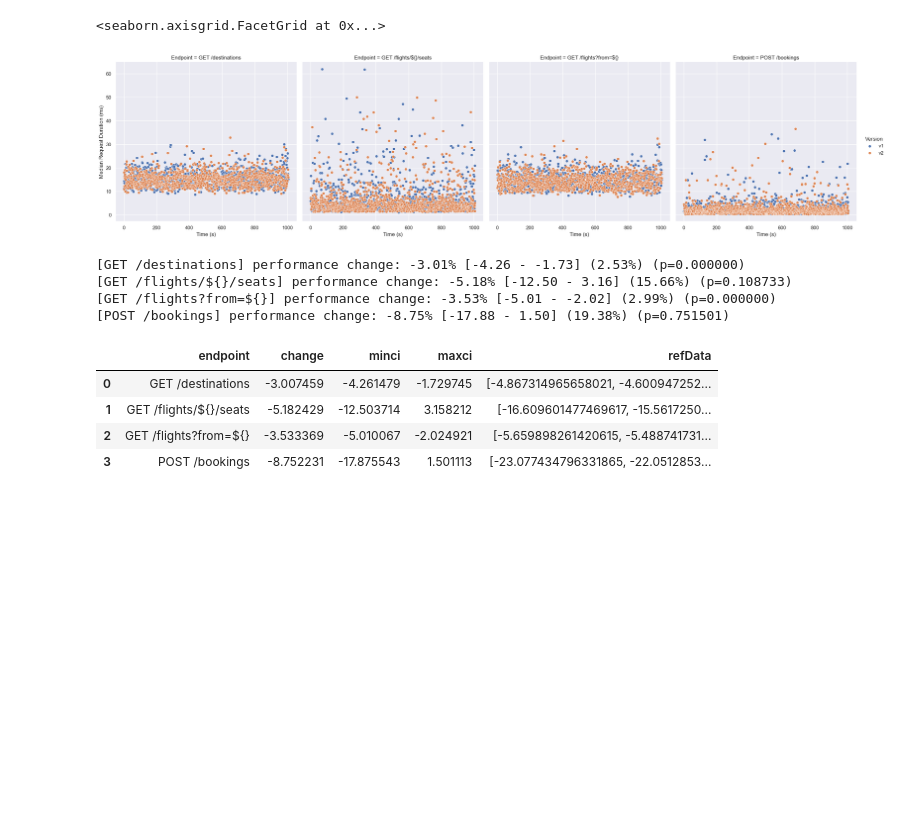
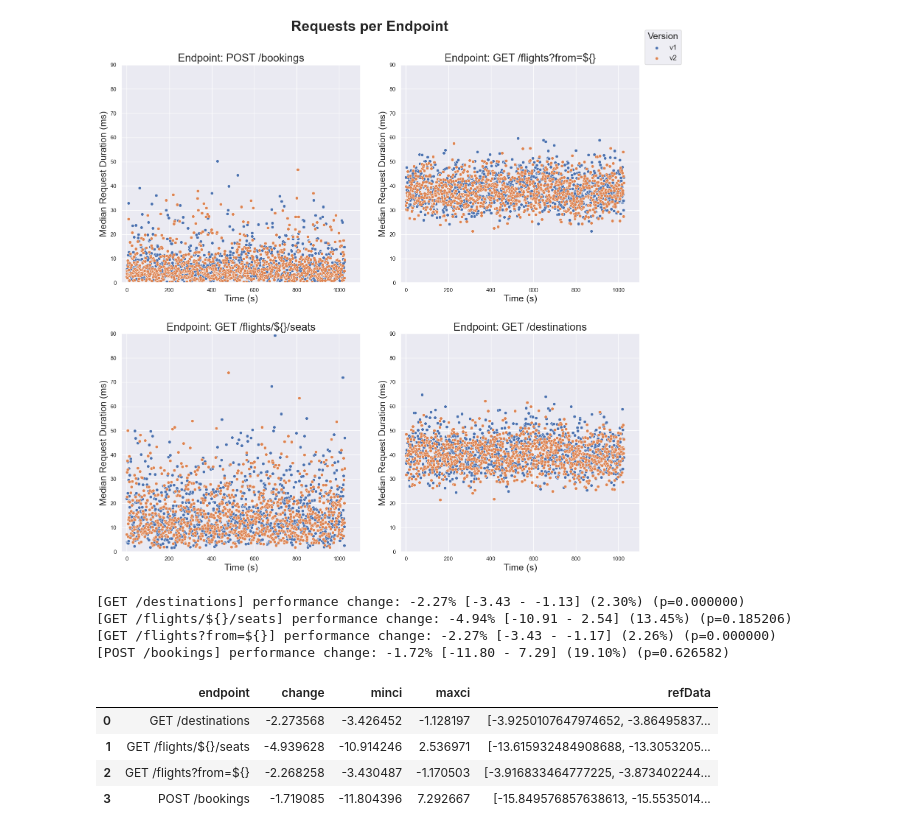
Before and after one commit to njapke/cloud-benchmark-conductor, a Jupyter notebook: analysis/bootstraping-app2.ipynb, the cells around one changed output. Drawn from its saved outputs; the diff is of its cells as text; code cells hidden in the pictures; blank space fills up the shorter version.

```diff
--- a/analysis/bootstraping-app2.ipynb
+++ b/analysis/bootstraping-app2.ipynb
@@ -108,21 +111,46 @@ g.figure.savefig(f"{benchmarkName}-all-requests.pdf")
-# %%
-# Requests per Endpoint
-plot_df2 = df_filtered\
-  .groupby(['timestamp', 'endpoint', 'version']) .agg(
-    count=('status', 'count'),
-    request_duration_median=('metric_value', 'median'),
-  ).reset_index()
-plot_df2['Endpoint'] = plot_df2['endpoint']
-
-g = sns.FacetGrid(plot_df2, col="Endpoint", height=6, hue='version')
-g.map(sns.scatterplot,  'timestamp', 'request_duration_median')
-g.add_legend(title="Version")
-g.set_axis_labels("Time (s)", "Median Request Duration (ms)")
-g.savefig(f"{benchmarkName}-requests-by-endpoint.pdf")
-g
-# %% [output]
-<seaborn.axisgrid.FacetGrid at 0x...>
-[figure, removed]
+# %%
+# Requests per Endpoint
+plot_df2 = df_filtered\
+  .groupby(['timestamp', 'endpoint', 'version'])\
+  .agg(request_duration_median=('metric_value', 'median'))\
+  .reset_index()
+
+
+fig = plt.figure(figsize=(15,15))
+fig.subplots(2, 2)
+fig.suptitle("Requests per Endpoint", fontsize=28, y=1.01, fontweight="bold")
+
+allEndpoints = plot_df2['endpoint'].unique()
+allEndpoints.sort()
+allEndpoints = allEndpoints.tolist()
+lines = []
+labels = []
+
+colorPalette = sns.color_palette()
+
+xlimMax = math.ceil(plot_df2['timestamp'].max() / 100) * 100
+ylimMax = math.ceil(plot_df2['request_duration_median'].max() / 10) * 10
+
+
+for ax in fig.axes:
+    epName = allEndpoints.pop()
+    tmpData = plot_df2[plot_df2['endpoint'] == epName]
+    sns.scatterplot(ax=ax, data=tmpData[tmpData["version"] == "v1"], x="timestamp", y="request_duration_median", color=colorPalette[0], label="v1")
+    sns.scatterplot(ax=ax, data=tmpData[tmpData["version"] == "v2"], x="timestamp", y="request_duration_median", color=colorPalette[1], label="v2")
+    ax.set_title(f"Endpoint: {epName}", fontsize=21)
+    ax.set_xlabel("Time (s)", fontsize=18)
+    ax.set_xlim(-25, xlimMax)
+    ax.set_ylabel("Median Request Duration (ms)", fontsize=18)
+    ax.set_ylim(0, ylimMax)
+    lines, labels = ax.get_legend_handles_labels()
+    ax.legend([],[], frameon=False)
+
+fig.tight_layout(h_pad=3, w_pad=3)
+legend = fig.legend(lines, labels, title="Version", loc = "upper right", bbox_to_anchor=(1.07, 1), fontsize=14)
+legend.get_title().set_fontsize(18)
+fig.savefig(f"{benchmarkName}-requests-by-endpoint.pdf", bbox_inches='tight', pad_inches=0.1)
+# %% [output]
+[figure, added]
 # %%
 def bootstrap(perfRuntimes1: pd.DataFrame, perfRuntimes2: pd.DataFrame):
   allRuntimes1 = perfRuntimes1['metric_value'].to_numpy()
@@ -187,15 +215,15 @@ for epName in endpointNames:
 bootstrapResults_df = pd.DataFrame(bootstrapResults)
 bootstrapResults_df
 # %% [output]
-[GET /destinations] performance change: -3.01% [-4.26 - -1.73] (2.53%) (p=0.000000)
-[GET /flights/${}/seats] performance change: -5.18% [-12.50 - 3.16] (15.66%) (p=0.108733)
-[GET /flights?from=${}] performance change: -3.53% [-5.01 - -2.02] (2.99%) (p=0.000000)
-[POST /bookings] performance change: -8.75% [-17.88 - 1.50] (19.38%) (p=0.751501)
+[GET /destinations] performance change: -2.27% [-3.43 - -1.13] (2.30%) (p=0.000000)
+[GET /flights/${}/seats] performance change: -4.94% [-10.91 - 2.54] (13.45%) (p=0.185206)
+[GET /flights?from=${}] performance change: -2.27% [-3.43 - -1.17] (2.26%) (p=0.000000)
+[POST /bookings] performance change: -1.72% [-11.80 - 7.29] (19.10%) (p=0.626582)
 |  | endpoint | change | minci | maxci | refData |
-| 0 | GET /destinations | -3.007459 | -4.261479 | -1.729745 | [-4.867314965658021, -4.600947252... |
-| 1 | GET /flights/${}/seats | -5.182429 | -12.503714 | 3.158212 | [-16.609601477469617, -15.5617250... |
-| 2 | GET /flights?from=${} | -3.533369 | -5.010067 | -2.024921 | [-5.659898261420615, -5.488741731... |
-| 3 | POST /bookings | -8.752231 | -17.875543 | 1.501113 | [-23.077434796331865, -22.0512853... |
+| 0 | GET /destinations | -2.273568 | -3.426452 | -1.128197 | [-3.9250107647974652, -3.86495837... |
+| 1 | GET /flights/${}/seats | -4.939628 | -10.914246 | 2.536971 | [-13.615932484908688, -13.3053205... |
+| 2 | GET /flights?from=${} | -2.268258 | -3.430487 | -1.170503 | [-3.916833464777225, -3.873402244... |
+| 3 | POST /bookings | -1.719085 | -11.804396 | 7.292667 | [-15.849576857638613, -15.5535014... |
 # %%
 boxPlotDf = bootstrapResults_df.explode('refData')
 g = sns.catplot(data=boxPlotDf, x="refData", y="endpoint", kind="box", aspect=3)
```
Also changed, not shown: parts of 6 cells of this notebook, 4 other files.
